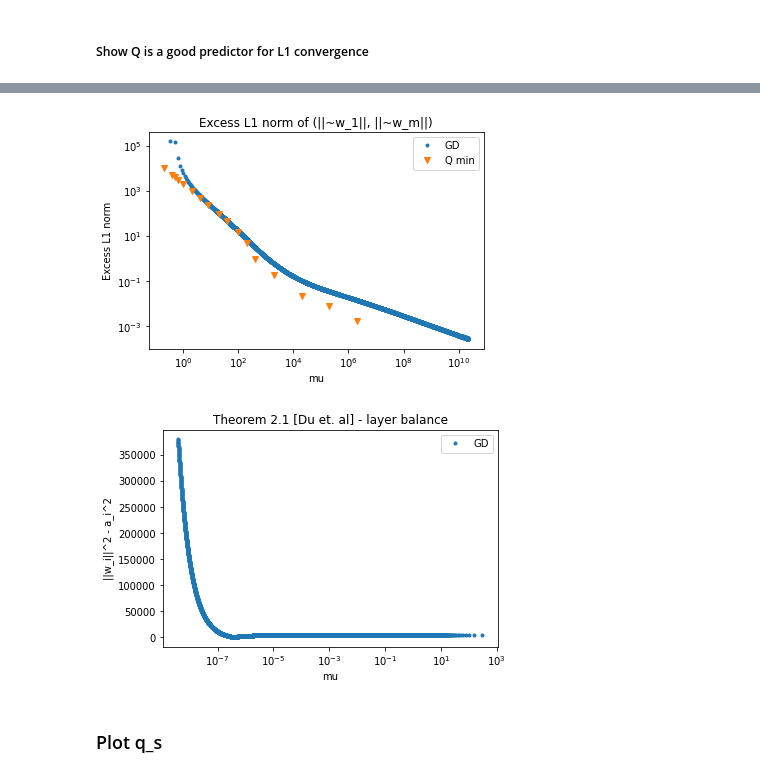
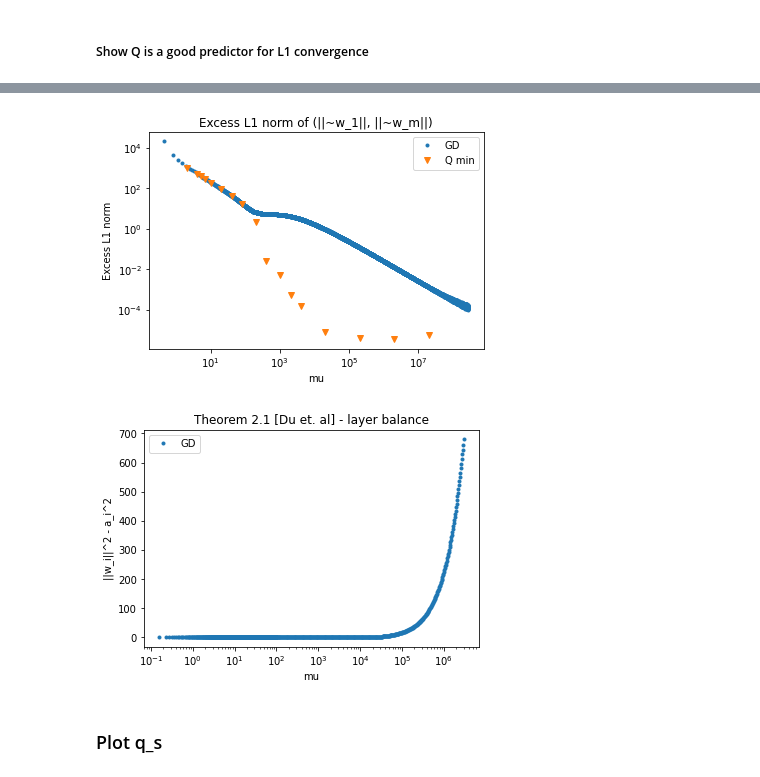
Before and after one commit to shaharazulay/relu-inductive-bias, a Jupyter notebook: source/simulation_general_Q.ipynb, the cells around one changed output, grey strips where cells are left out. Cells and saved outputs as stored; diff of their text form; code cells hidden in the pictures.

```diff
--- a/source/simulation_general_Q.ipynb
+++ b/source/simulation_general_Q.ipynb
@@ -206,7 +182,7 @@ plot_classifier(results_GD[0]['w'][-1], results_GD[0]['a'][-1], x, y)
 # %% [markdown]
 ### S.V stability
 # %%
-res_GD = results_GD[0]
+res_GD = results_GD[0.5]
 
 for idx in range(len(x)):
     plot(
@@ -496,3 +472,27 @@ plot_svm_classifier(clf, x, y)
 [figure]
 # %% [markdown]
 ##### Show Q is a good predictor for L1 convergence
+# %%
+for s_val in [-0.95]:
+    s = get_s_from_s_val(s_val)
+    res_GD = results_GD[s_val]
+    res_Q = results_Q[s_val]
+
+    plot(
+        [t for t in res_GD['training_loss']],
+        [np.linalg.norm(calc_w_tilde_norms(w, a), ord=1) / minimal_margin(w, a, x, y) - np.linalg.norm(w_tilde_norms_opt_L1, ord=1) for w, a in zip(res_GD['w'], res_GD['a'])],
+        '')
+
+    plot(
+    [(2 * alpha[0])/(1 - s_val**2)/mu_val for mu_val in res_Q['mu']],
+    [np.linalg.norm(calc_w_tilde_norms(w, a), ord=1) - np.linalg.norm(w_tilde_norms_opt_L1, ord=1)
+     for w, a in zip(res_Q['w'], res_Q['a'])],
+    '-.+')
+
+
+yscale('log')
+xscale('log')
+ylabel('Excess L1 norm')
+xlabel('gamma_tilde');
+title(f'Excess L1 norm of (||~w_1||, ||~w_m||)');
+legend([0, -0.5, -0.95, -0.999]);
@@ -499,5 +518,5 @@ plot_svm_classifier(clf, x, y)
 # %%
-for s_val in [0]:
+for s_val in [-0.95]:
     s = get_s_from_s_val(s_val)
     res_GD = results_GD[s_val]
     res_Q = results_Q[s_val]
@@ -513,10 +532,6 @@ for s_val in [0]:
      for w, a in zip(res_Q['w'], res_Q['a'])],
     'v')
 
-# plot(
-#     [2 * alpha[0]/(1 - s_val**2)/t for t in res_GD['training_loss']],
-#     [m * alpha[0]/(1 - s_val**2)/t - np.linalg.norm(w_tilde_norms_opt_L1, ord=1) for t in res_GD['training_loss']])
-
 yscale('log')
 xscale('log')
 #xlim([1e-4, 1e3])
@@ -525,23 +540,23 @@ xlabel('mu');
 title(f'Excess L1 norm of (||~w_1||, ||~w_m||)');
 legend(['GD', 'Q min', 'linear trend line']);
 # %% [output]
-[figure, old version]
+[figure, new version]
 # %%
-s_val = 0.95
+s_val = 0
 res_GD = results_GD[s_val]
 plot(
-    [2 * alpha[0]/(1 - s_val**2)/t for t in res_GD['training_loss']],
+    [t for t in res_GD['training_loss']],
     [np.abs(np.mean(np.abs(a)**2 - np.linalg.norm(w, ord=2, axis=1)**2)) for w, a in zip(res_GD['w'], res_GD['a'])],
     '.')
 
 xscale('log')
 #yscale('log')
 ylabel('||w_i||^2 - a_i^2')
 xlabel('mu');
 title(f'Theorem 2.1 [Du et. al] - layer balance');
 legend(['GD']);
 # %% [output]
-[figure, old version]
+[figure, new version]
 # %% [markdown]
 ### Plot q_s
 # %%
```
Also changed, not shown: parts of 22 cells of this notebook, 4 other files.
